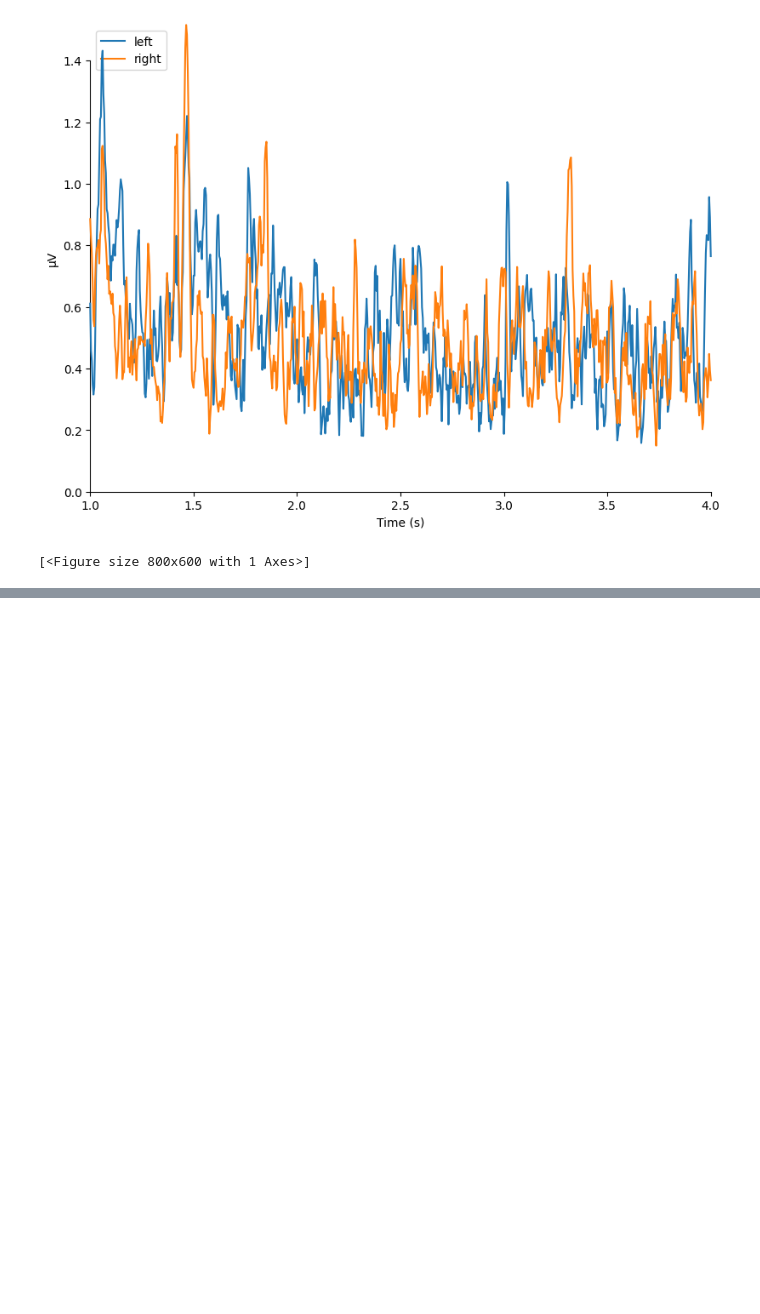
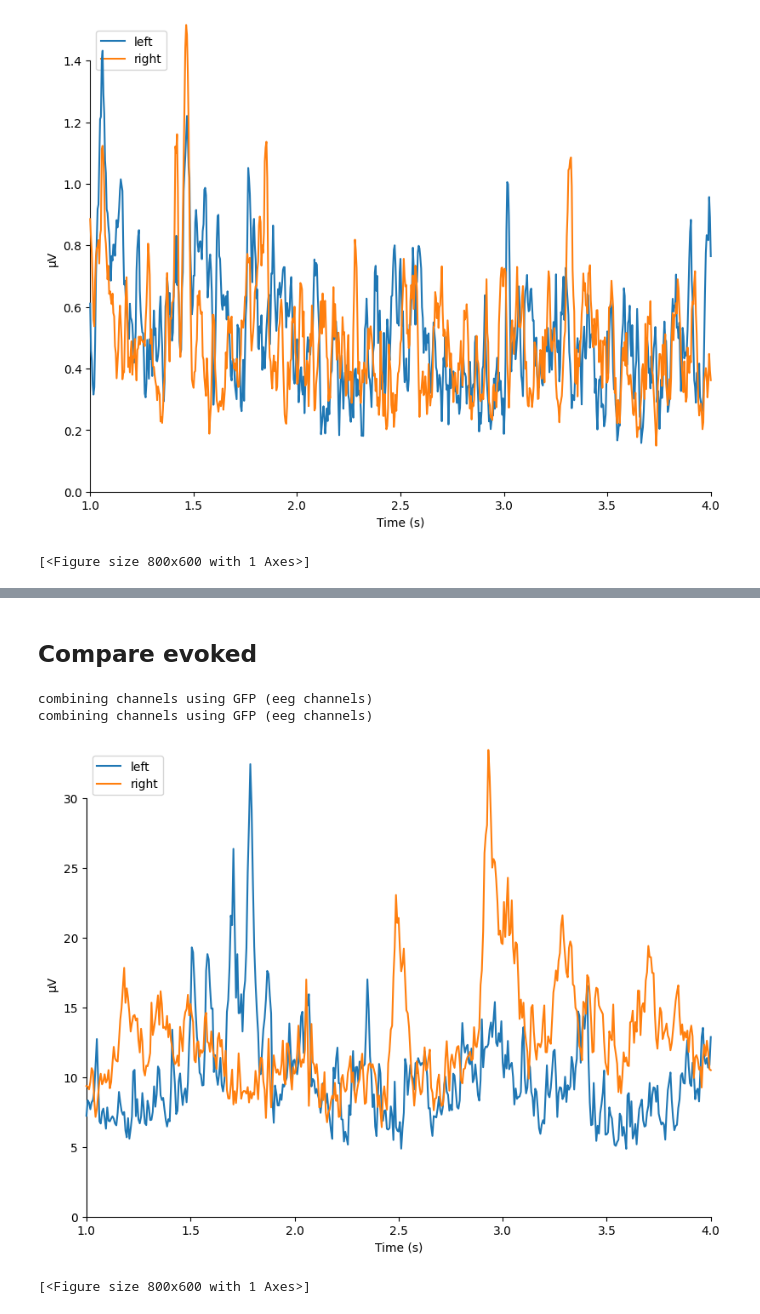
Before and after one commit to vixello/eeg_transformer, a Jupyter notebook: visualisation.ipynb, the cells around one changed output, grey strips where cells are left out. Saved outputs shown, nothing was run; the diff lists cells and outputs as text; code cells hidden in the pictures; blank space fills up the shorter version.

```diff
--- a/visualisation.ipynb
+++ b/visualisation.ipynb
@@ -64,0 +117,9 @@ combining channels using GFP (eeg channels)
+# %% [markdown]
+## Compare evoked
+# %%
+mne.viz.plot_compare_evokeds({"left": evoked_left, "right": evoked_right})
+# %% [output]
+combining channels using GFP (eeg channels)
+combining channels using GFP (eeg channels)
+[figure, added]
+[<Figure size 800x600 with 1 Axes>]
```
Also changed, not shown: parts of 6 cells of this notebook, 5 other files.
